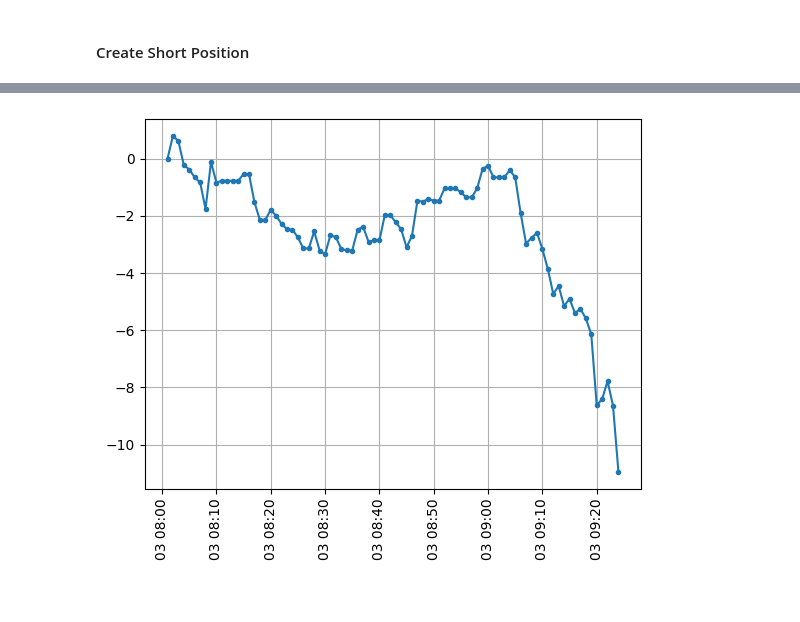
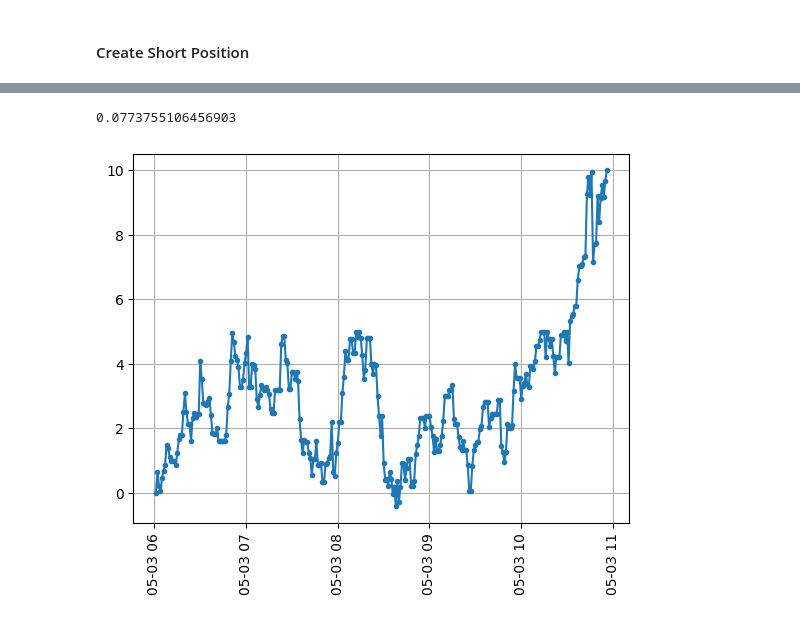
Before and after one commit to vvbark/trading-bot, a Jupyter notebook: interactor.ipynb, the cells around one changed output, grey strips where cells are left out. Drawn from its saved outputs; the diff is of its cells as text; code cells hidden in the pictures.

```diff
--- a/interactor.ipynb
+++ b/interactor.ipynb
@@ -82,11 +113,11 @@ for curr_date in daterange(DataExtractionConfig.START_DATE_READ, DataExtractionC
 #### Create Short Position
 # %%
 parameters = ShortPositionParameters(
-    leverage = 10,
-    quote_qty = 200,  # QUOTE CURRENCY (USDT)
-    max_duration = timedelta(days=1, hours=0),
-    stop_loss = 10,  # QUOTE CURRENCY (USDT)
-    take_profit = 10,  # QUOTE CURRENCY (USDT)
+    leverage=15,
+    qty=0.02,  # ~~ 110k * 0.02 / 10 = $220
+    max_duration=timedelta(days=1, hours=0),
+    stop_loss_pnl=10,  # QUOTE CURRENCY (USDT)
+    take_profit_pnl=10,  # QUOTE CURRENCY (USDT)
 )
 
 short_position_fabric = ShortPositionFabric(
@@ -95,9 +126,10 @@ short_position_fabric = ShortPositionFabric(
 )
 
 short_position = short_position_fabric.open(
-    start_datetime=datetime(year=2025, month=7, day=3, hour=8, minute=0),
+    start_datetime=datetime(year=2025, month=5, day=3, hour=6, minute=0),
 )
 
 short_position.estimate()
-print(short_position.get_result())
+
+asdict(short_position.get_result())
 # %% [output]
@@ -105,13 +150,17 @@ ShortPositionResult(pnl=np.float64(-10.95182710278683), duration=Timedelta('0 da
+# %%
+14.917999999999301 / 192.80002
+# %% [output]
+0.0773755106456903
 # %%
 ax = plt.plot(
-    short_position.get_close_datetime_logging(),
-    short_position.get_pnl_logging(),
+    short_position.close_datetime_logging,
+    short_position.pnl_logging,
     marker='.',
 )
 
 plt.grid(True)
 plt.tick_params(axis='x', rotation=90)
 # %% [output]
-[figure, old version]
+[figure, new version]
 # %% [markdown]
 #### Generate samples
```
Also changed, not shown: parts of 13 cells of this notebook, 7 other files.
